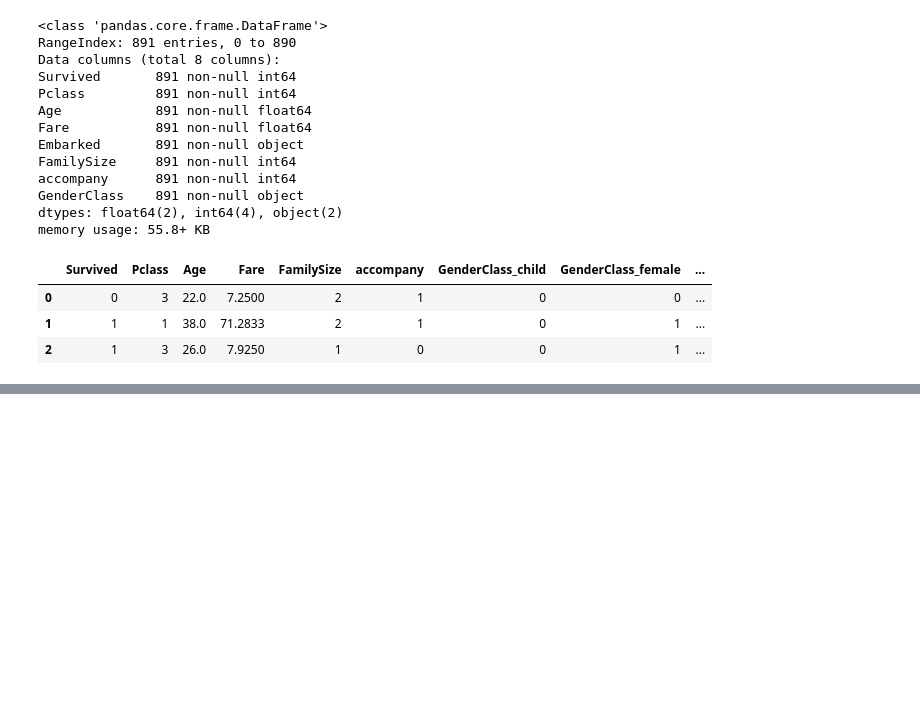
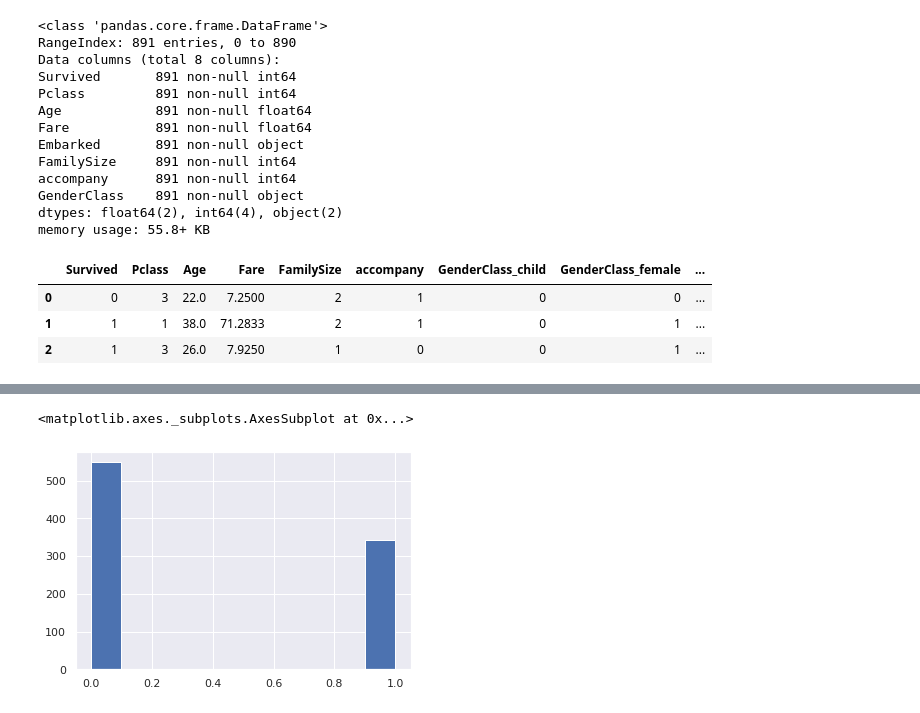
Before and after one commit to ParasNandwani/MLmodels, a Jupyter notebook: LogisticRegression.ipynb, the cells around one changed output, grey strips where cells are left out. Saved outputs shown, nothing was run; the diff lists cells and outputs as text; code cells hidden in the pictures; blank space fills up the shorter version.

```diff
--- a/LogisticRegression.ipynb
+++ b/LogisticRegression.ipynb
@@ -229,3 +398,8 @@ Accuracy score for test data is: 0.7932960893854749
+# %%
+titanic['Survived'].hist()
+# %% [output]
+<matplotlib.axes._subplots.AxesSubplot at 0x...>
+[figure, added]
 # %%
 from sklearn.metrics import confusion_matrix
 
```
Also changed, not shown: parts of 34 cells of this notebook.
